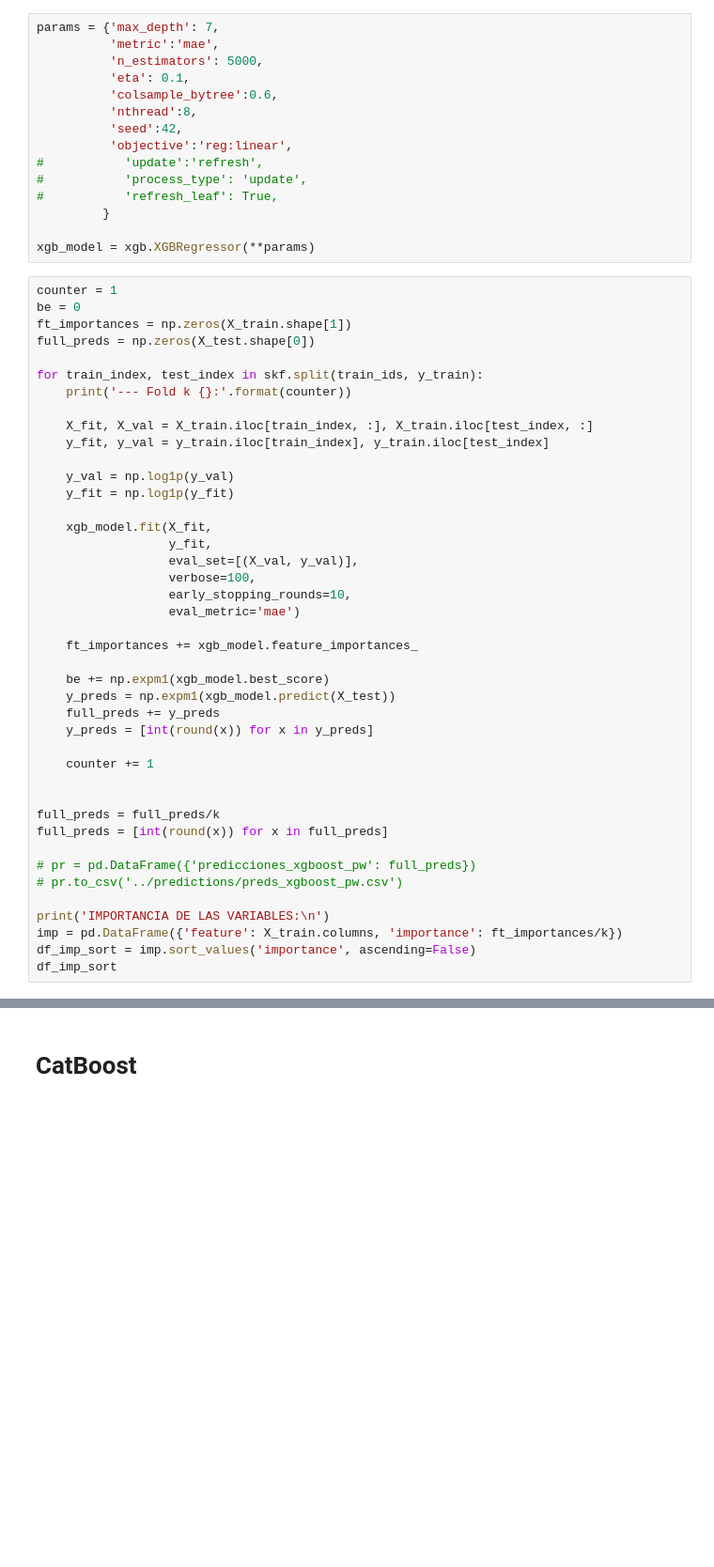
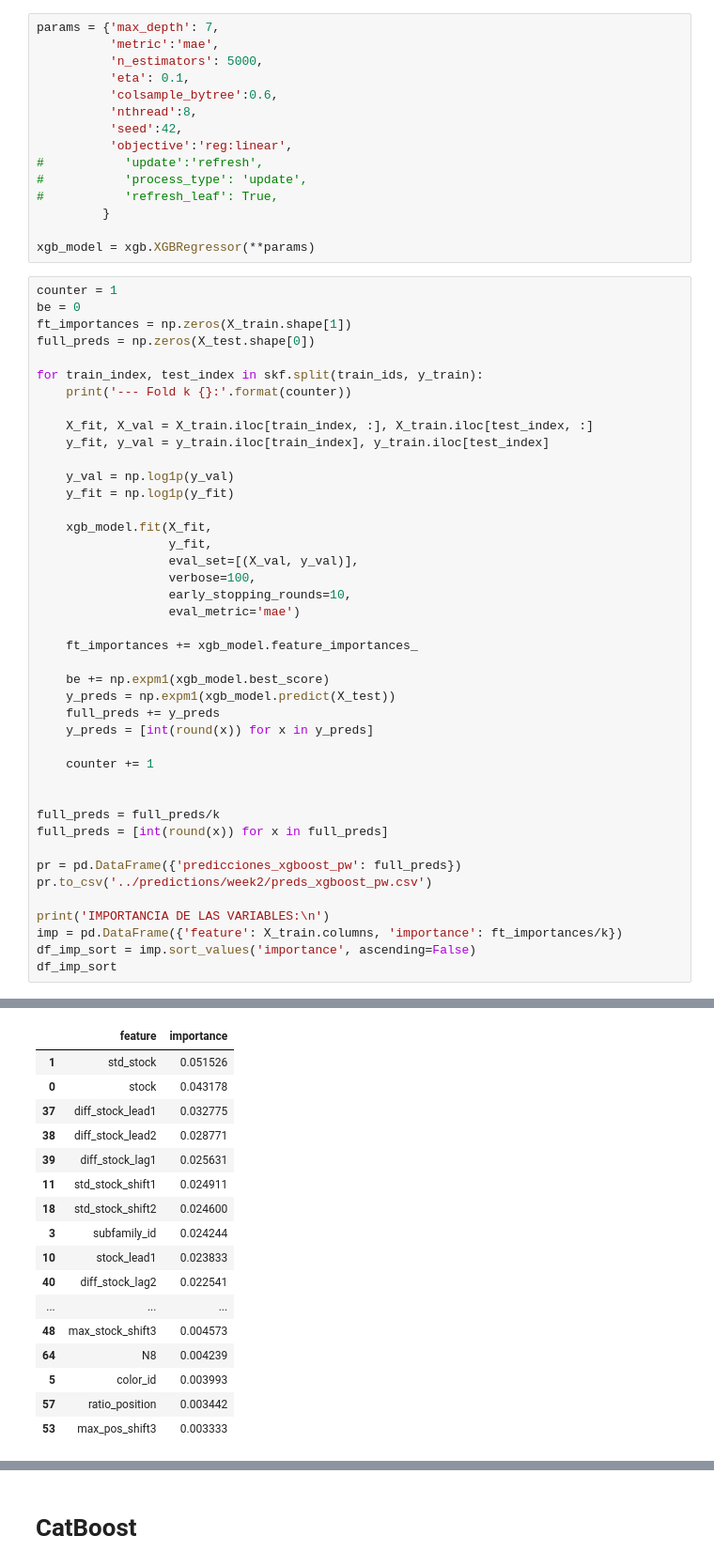
Before and after one commit to rodgomrod/Zara_Competition, a Jupyter notebook: Notebooks/R3_MODELING_by_product_week.ipynb, the cells around one changed output, grey strips where cells are left out. Shown: that part at 94% size. Drawn from its saved outputs; the diff is of its cells as text; blank space fills up the shorter version.

```diff
--- a/Notebooks/R3_MODELING_by_product_week.ipynb
+++ b/Notebooks/R3_MODELING_by_product_week.ipynb
@@ -292,8 +292,8 @@ for train_index, test_index in skf.split(train_ids, y_train):
 full_preds = full_preds/k
 full_preds = [int(round(x)) for x in full_preds]
 
-# pr = pd.DataFrame({'predicciones_xgboost_pw': full_preds})
-# pr.to_csv('../predictions/preds_xgboost_pw.csv')
+pr = pd.DataFrame({'predicciones_xgboost_pw': full_preds})
+pr.to_csv('../predictions/week2/preds_xgboost_pw.csv')
 
 print('IMPORTANCIA DE LAS VARIABLES:\n')
 imp = pd.DataFrame({'feature': X_train.columns, 'importance': ft_importances/k})
@@ -303,0 +320,17 @@ df_imp_sort
+|  | feature | importance |
+| 1 | std_stock | 0.051526 |
+| 0 | stock | 0.043178 |
+| 37 | diff_stock_lead1 | 0.032775 |
+| 38 | diff_stock_lead2 | 0.028771 |
+| 39 | diff_stock_lag1 | 0.025631 |
+| 11 | std_stock_shift1 | 0.024911 |
+| 18 | std_stock_shift2 | 0.024600 |
+| 3 | subfamily_id | 0.024244 |
+| 10 | stock_lead1 | 0.023833 |
+| 40 | diff_stock_lag2 | 0.022541 |
+| ... | ... | ... |
+| 48 | max_stock_shift3 | 0.004573 |
+| 64 | N8 | 0.004239 |
+| 5 | color_id | 0.003993 |
+| 57 | ratio_position | 0.003442 |
+| 53 | max_pos_shift3 | 0.003333 |
```
Also changed, not shown: parts of 7 cells of this notebook, 15 other files.
